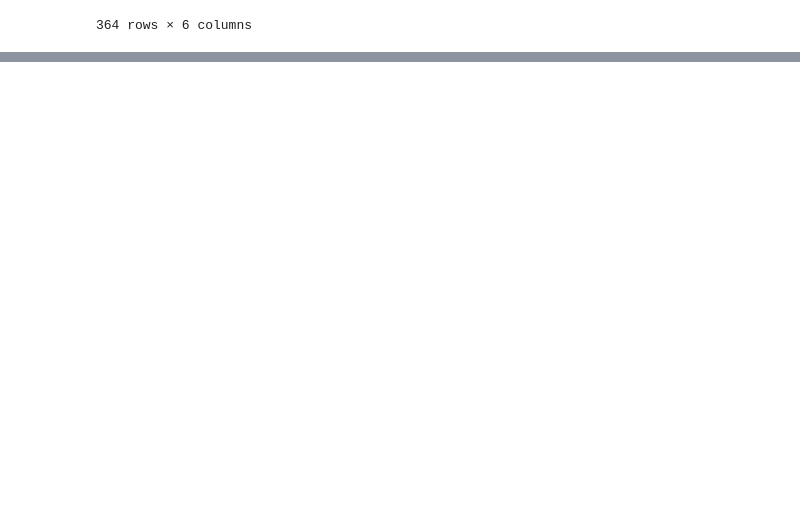
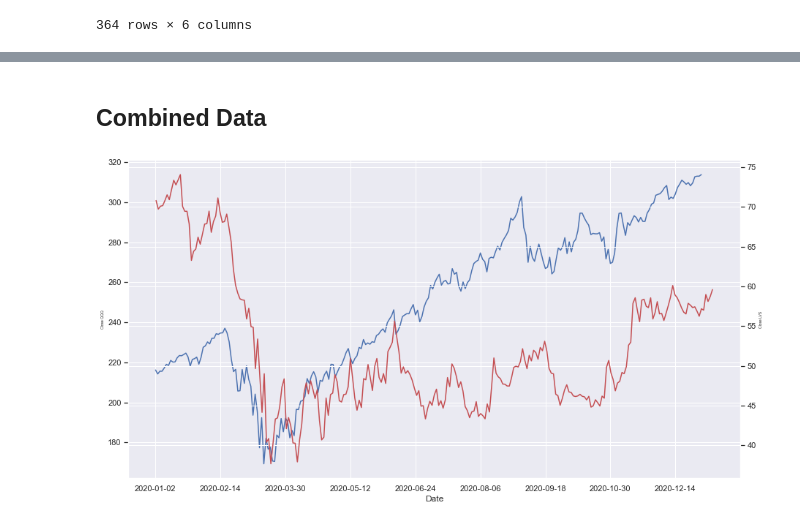
Before and after one commit to cpozuelos1/COGS_108_Final_Project, a Jupyter notebook: DataCheckpointGroup071-Wi22.ipynb, the cells around one changed output, grey strips where cells are left out. Saved outputs shown, nothing was run; the diff lists cells and outputs as text; code cells hidden in the pictures; blank space fills up the shorter version.

```diff
--- a/DataCheckpointGroup071-Wi22.ipynb
+++ b/DataCheckpointGroup071-Wi22.ipynb
@@ -90,3 +90,6 @@ Close        0
 Adj Close    0
 Volume       0
 dtype: int64
+# %%
+QQQ_df_2020 = QQQ_df[QQQ_df['Date'].str[:4] == '2020']
+QQQ_df_2020
@@ -188,0 +238,13 @@ us_covid_df.loc[us_covid_df['Date_reported'].dt.year == 2020]
+# %% [markdown]
+## Combined Data
+# %%
+fig, ax = plt.subplots()
+sns.lineplot(x='Date', y='Close', data=QQQ_df_2020)
+plt.ylabel('Close QQQ', size=5)
+ax2 = ax.twinx()
+sns.lineplot(x='Date', y='Close', data=LVS_df_2020, color='r')
+plt.ylabel('Close LVS', size=5)
+plt.xlabel('Date', size=5)
+x_ticks = ax.set_xticks([i*30 for i in range(10)])
+# %% [output]
+[figure, added]
```
Also changed, not shown: parts of 13 cells of this notebook.
